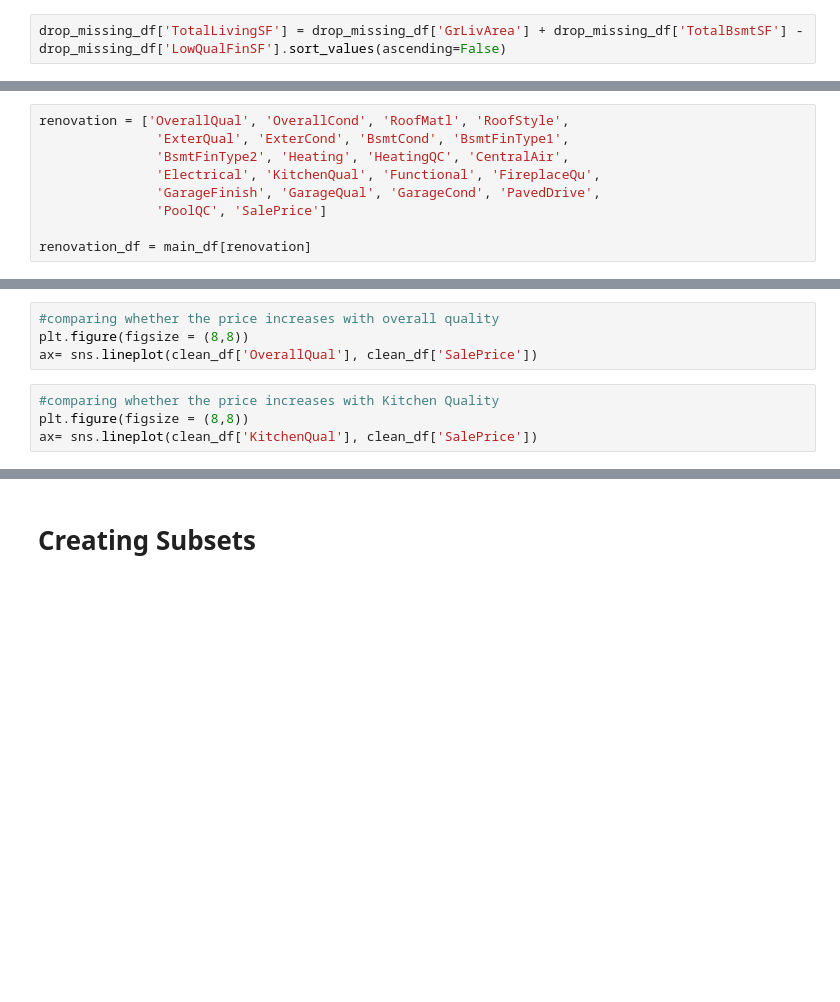
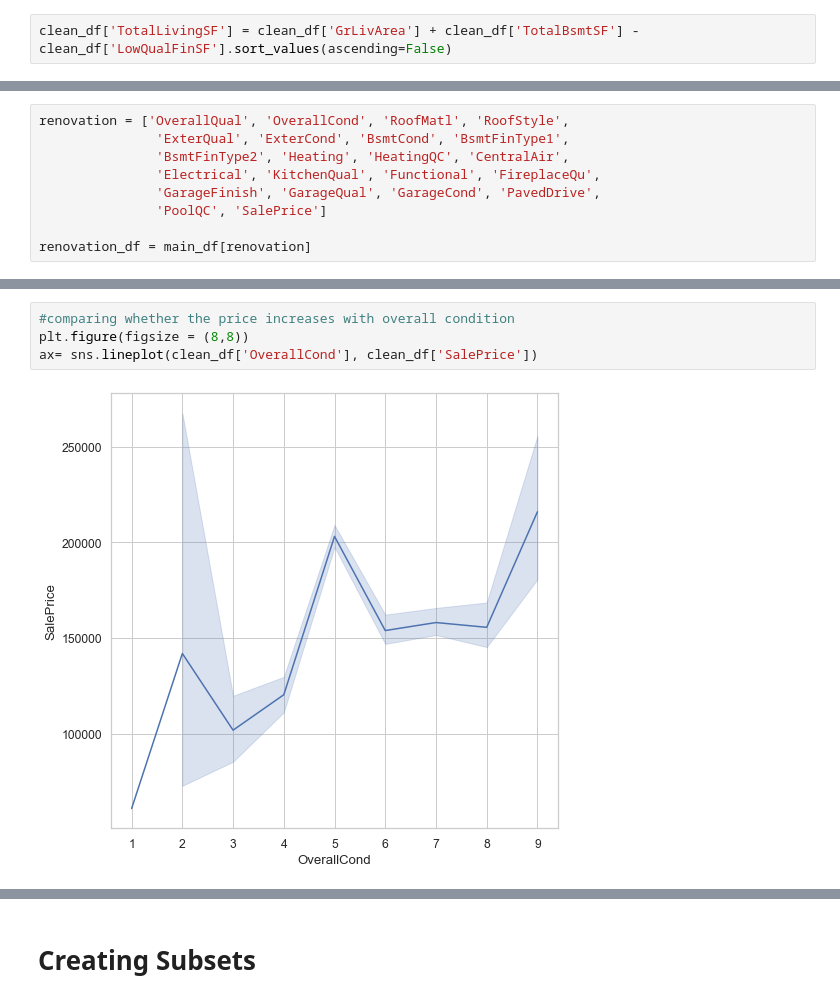
Before and after one commit to laurasuchomska/Housing_Prices_Project, a Jupyter notebook: Laura's Housing_Prices_Project.ipynb, the cells around one changed output, grey strips where cells are left out. Drawn from its saved outputs; the diff is of its cells as text; blank space fills up the shorter version.

```diff
--- a/Laura's Housing_Prices_Project.ipynb
+++ b/Laura's Housing_Prices_Project.ipynb
@@ -592,7 +596,7 @@ Text(0.5, 1.0, 'Median Price for Sales by Neighborhood')
 # %% [markdown]
 # Pricing per square footage
 # %%
-drop_missing_df['TotalLivingSF'] = drop_missing_df['GrLivArea'] + drop_missing_df['TotalBsmtSF'] - drop_missing_df['LowQualFinSF'].sort_values(ascending=False)
+clean_df['TotalLivingSF'] = clean_df['GrLivArea'] + clean_df['TotalBsmtSF'] - clean_df['LowQualFinSF'].sort_values(ascending=False)
 # %%
 drop_missing_df.groupby('Neighborhood', as_index=True)['SalePrice'].mean() / drop_missing_df.groupby('Neighborhood', as_index=True)['TotalLivingSF'].mean().round(2)
 # %% [output]
@@ -707,11 +797,9 @@ ax = sns.distplot(clean_df['OverallQual'])
 # %%
-#comparing whether the price increases with overall quality
+#comparing whether the price increases with overall condition
 plt.figure(figsize = (8,8))
-ax= sns.lineplot(clean_df['OverallQual'], clean_df['SalePrice'])
+ax= sns.lineplot(clean_df['OverallCond'], clean_df['SalePrice'])
+# %% [output]
+[figure, added]
-# %%
-#comparing whether the price increases with Kitchen Quality
-plt.figure(figsize = (8,8))
-ax= sns.lineplot(clean_df['KitchenQual'], clean_df['SalePrice'])
 # %%
 #comparing whether the price increases with Year Built
 plt.figure(figsize = (8,8))
```
Also changed, not shown: parts of 61 cells of this notebook, 1 other file.
